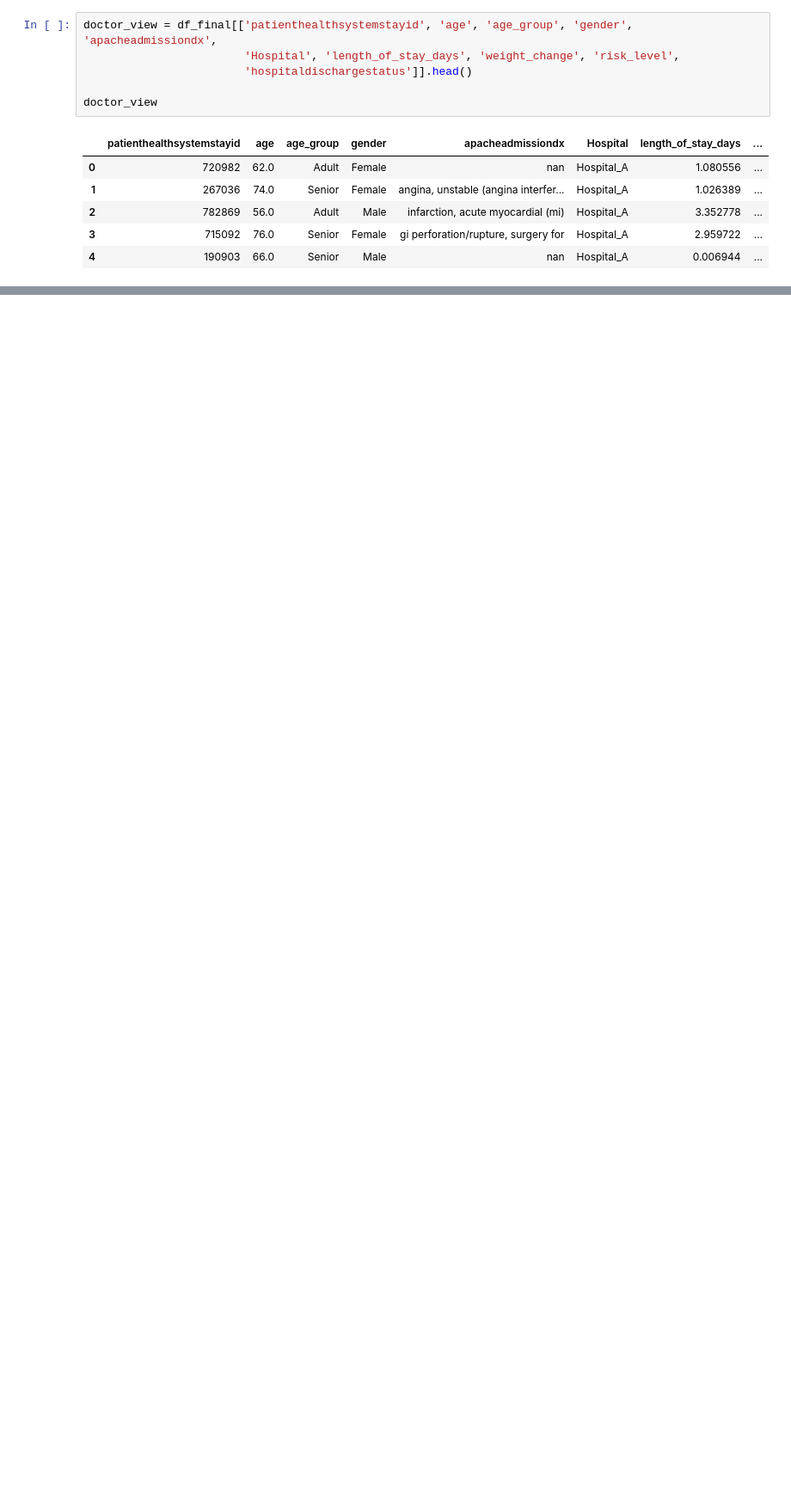
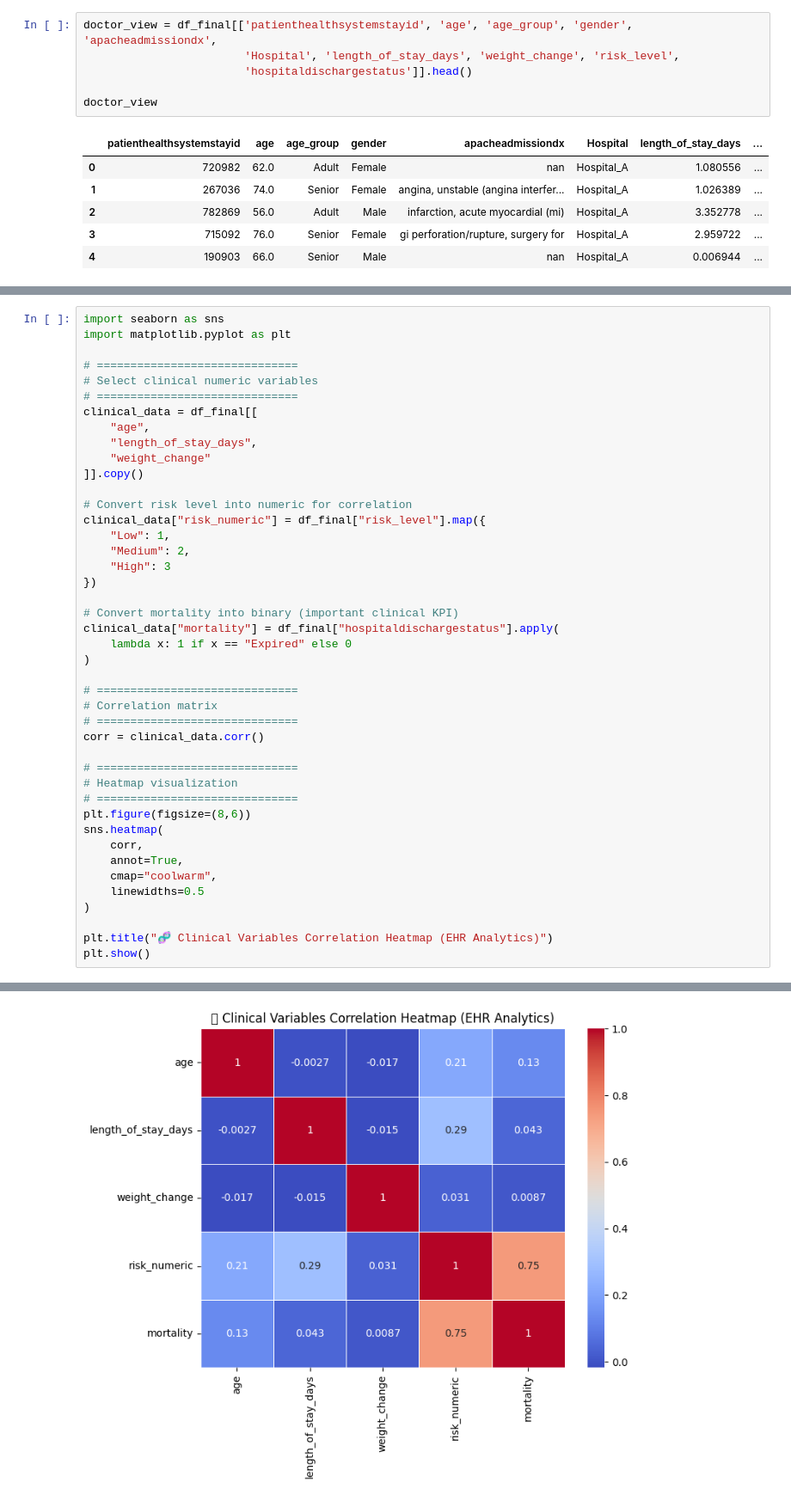
Before and after one commit to RanaAAAli/EHR-Data-Analysis-Project, a Jupyter notebook: Healthcare_EHR_Data_Analysis.ipynb, the cells around one changed output, grey strips where cells are left out. Shown at 86% size. Drawn from its saved outputs; the diff is of its cells as text; blank space fills up the shorter version.

```diff
--- a/Healthcare_EHR_Data_Analysis.ipynb
+++ b/Healthcare_EHR_Data_Analysis.ipynb
@@ -499,0 +596,44 @@ doctor_view
+# %%
+import seaborn as sns
+import matplotlib.pyplot as plt
+
+# ==============================
+# Select clinical numeric variables
+# ==============================
+clinical_data = df_final[[
+    "age",
+    "length_of_stay_days",
+    "weight_change"
+]].copy()
+
+# Convert risk level into numeric for correlation
+clinical_data["risk_numeric"] = df_final["risk_level"].map({
+    "Low": 1,
+    "Medium": 2,
+    "High": 3
+})
+
+# Convert mortality into binary (important clinical KPI)
+clinical_data["mortality"] = df_final["hospitaldischargestatus"].apply(
+    lambda x: 1 if x == "Expired" else 0
+)
+
+# ==============================
+# Correlation matrix
+# ==============================
+corr = clinical_data.corr()
+
+# ==============================
+# Heatmap visualization
+# ==============================
+plt.figure(figsize=(8,6))
+sns.heatmap(
+    corr,
+    annot=True,
+    cmap="coolwarm",
+    linewidths=0.5
+)
+
+plt.title("🧬 Clinical Variables Correlation Heatmap (EHR Analytics)")
+plt.show()
+# %% [output]
@@ -499,0 +641 @@ doctor_view
+[figure, added]
```
Also changed, not shown: parts of 8 cells of this notebook.
